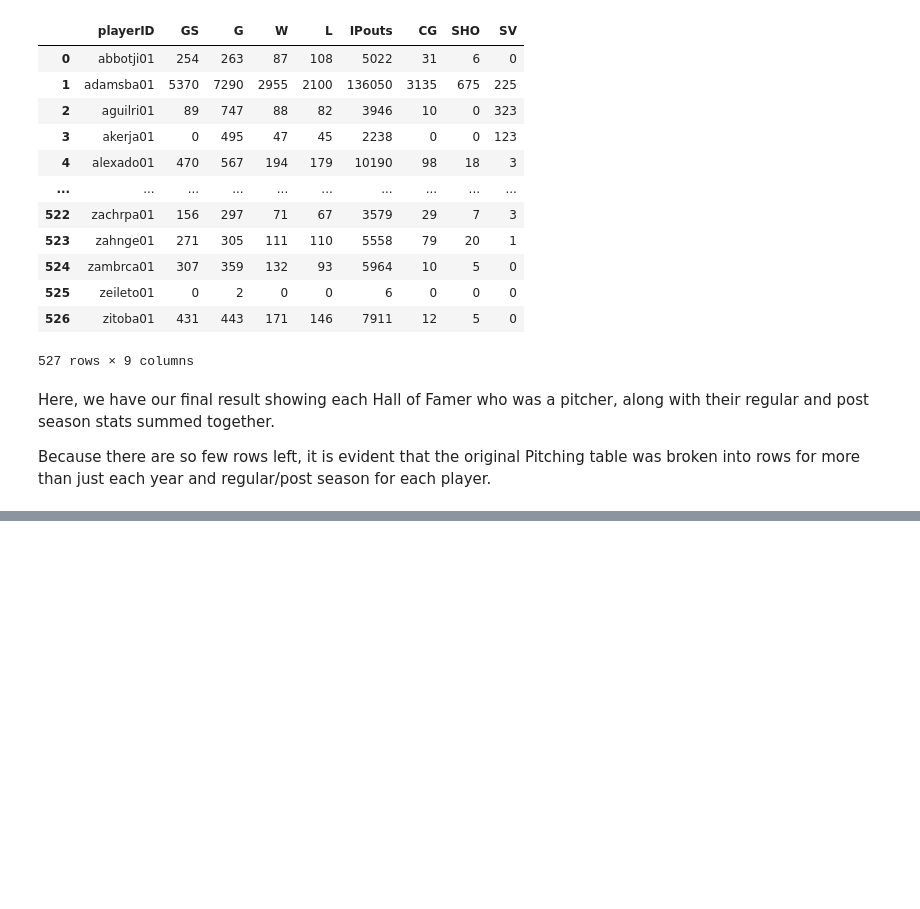
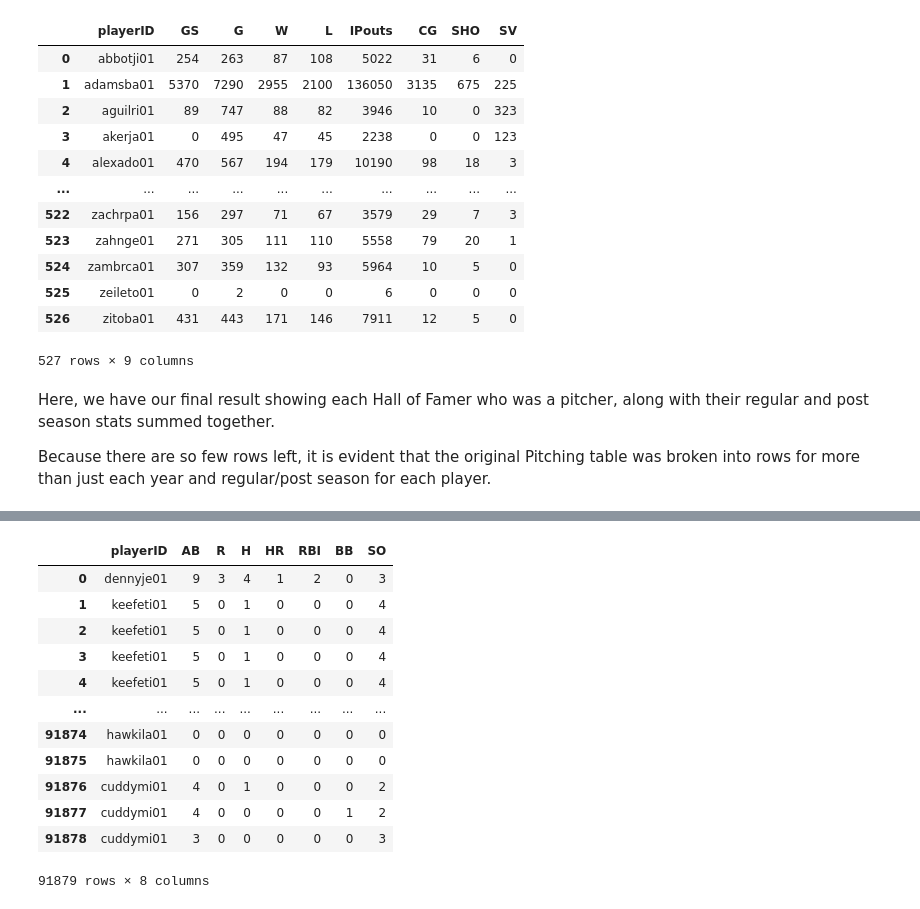
Before and after one commit to trevorlillywhite/HW6_ST554_TrevorLillywhite, a Jupyter notebook: Homework_6_ST_554_Trevor_Lillywhite.ipynb, the cells around one changed output, grey strips where cells are left out. Cells and saved outputs as stored; diff of their text form; code cells hidden in the pictures; blank space fills up the shorter version.

```diff
--- a/Homework_6_ST_554_Trevor_Lillywhite.ipynb
+++ b/Homework_6_ST_554_Trevor_Lillywhite.ipynb
@@ -214,0 +248,26 @@ Because there are so few rows left, it is evident that the original Pitching tab
+# %%
+# Repeat for post season
+query_HOF_BattingPost_stats = '''
+    SELECT p.playerID, b.AB, b.R, b.H, b.HR, b.RBI, b.BB, b.SO
+    FROM BattingPost AS b
+    INNER JOIN Pitching AS p ON p.playerID = b.playerID
+    INNER JOIN HallOfFame AS h ON p.playerID = h.playerID
+'''
+
+# Execute Query
+df_HOF_BattingPost = pd.read_sql(query_HOF_BattingPost_stats, con)
+df_HOF_BattingPost
+# %% [output]
+|  | playerID | AB | R | H | HR | RBI | BB | SO |
+| 0 | dennyje01 | 9 | 3 | 4 | 1 | 2 | 0 | 3 |
+| 1 | keefeti01 | 5 | 0 | 1 | 0 | 0 | 0 | 4 |
+| 2 | keefeti01 | 5 | 0 | 1 | 0 | 0 | 0 | 4 |
+| 3 | keefeti01 | 5 | 0 | 1 | 0 | 0 | 0 | 4 |
+| 4 | keefeti01 | 5 | 0 | 1 | 0 | 0 | 0 | 4 |
+| ... | ... | ... | ... | ... | ... | ... | ... | ... |
+| 91874 | hawkila01 | 0 | 0 | 0 | 0 | 0 | 0 | 0 |
+| 91875 | hawkila01 | 0 | 0 | 0 | 0 | 0 | 0 | 0 |
+| 91876 | cuddymi01 | 4 | 0 | 1 | 0 | 0 | 0 | 2 |
+| 91877 | cuddymi01 | 4 | 0 | 0 | 0 | 0 | 1 | 2 |
+| 91878 | cuddymi01 | 3 | 0 | 0 | 0 | 0 | 0 | 3 |
+91879 rows × 8 columns
```
Also changed, not shown: parts of 5 cells of this notebook.
